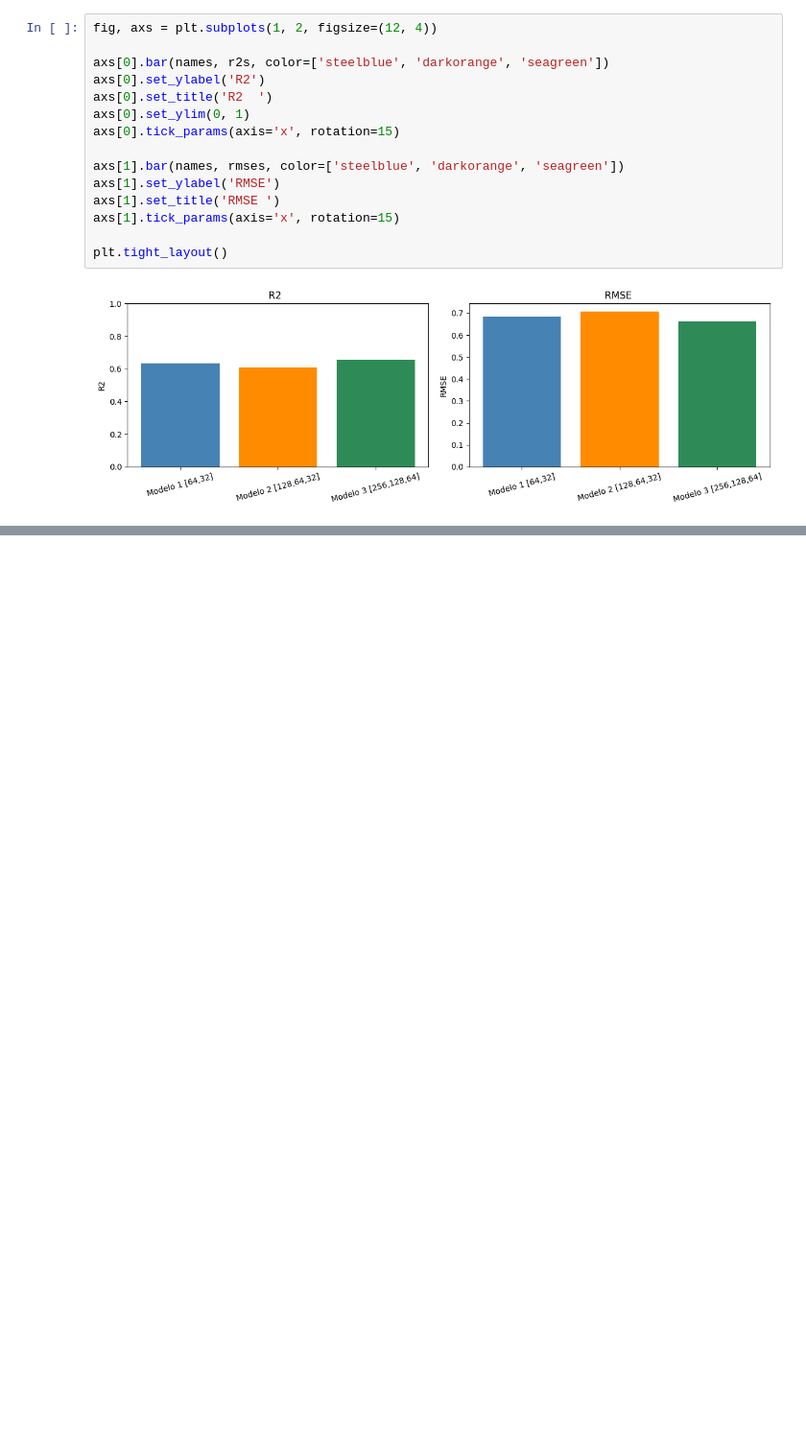
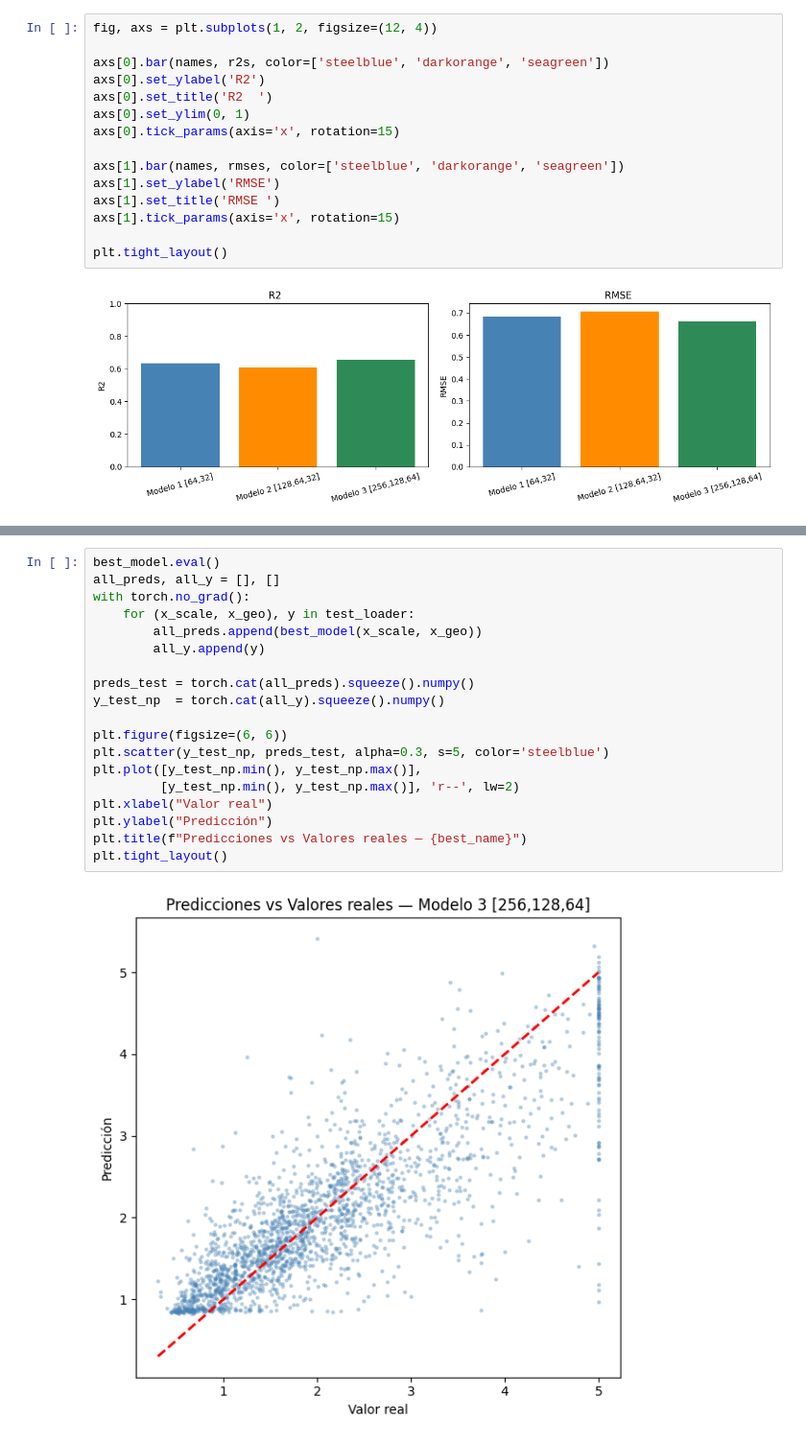
Before and after one commit to edgardlt03/ICO-Trabajos, a Jupyter notebook: Participación_marzo_19.ipynb, the cells around one changed output, grey strips where cells are left out. Shown at 96% size. Cells and saved outputs as stored; diff of their text form; blank space fills up the shorter version.

```diff
--- a/Participación_marzo_19.ipynb
+++ b/Participación_marzo_19.ipynb
@@ -267,0 +310,21 @@ plt.tight_layout()
+# %%
+best_model.eval()
+all_preds, all_y = [], []
+with torch.no_grad():
+    for (x_scale, x_geo), y in test_loader:
+        all_preds.append(best_model(x_scale, x_geo))
+        all_y.append(y)
+
+preds_test = torch.cat(all_preds).squeeze().numpy()
+y_test_np  = torch.cat(all_y).squeeze().numpy()
+
+plt.figure(figsize=(6, 6))
+plt.scatter(y_test_np, preds_test, alpha=0.3, s=5, color='steelblue')
+plt.plot([y_test_np.min(), y_test_np.max()],
+         [y_test_np.min(), y_test_np.max()], 'r--', lw=2)
+plt.xlabel("Valor real")
+plt.ylabel("Predicción")
+plt.title(f"Predicciones vs Valores reales — {best_name}")
+plt.tight_layout()
+# %% [output]
+[figure, added]
```
Also changed, not shown: parts of 2 cells of this notebook.
